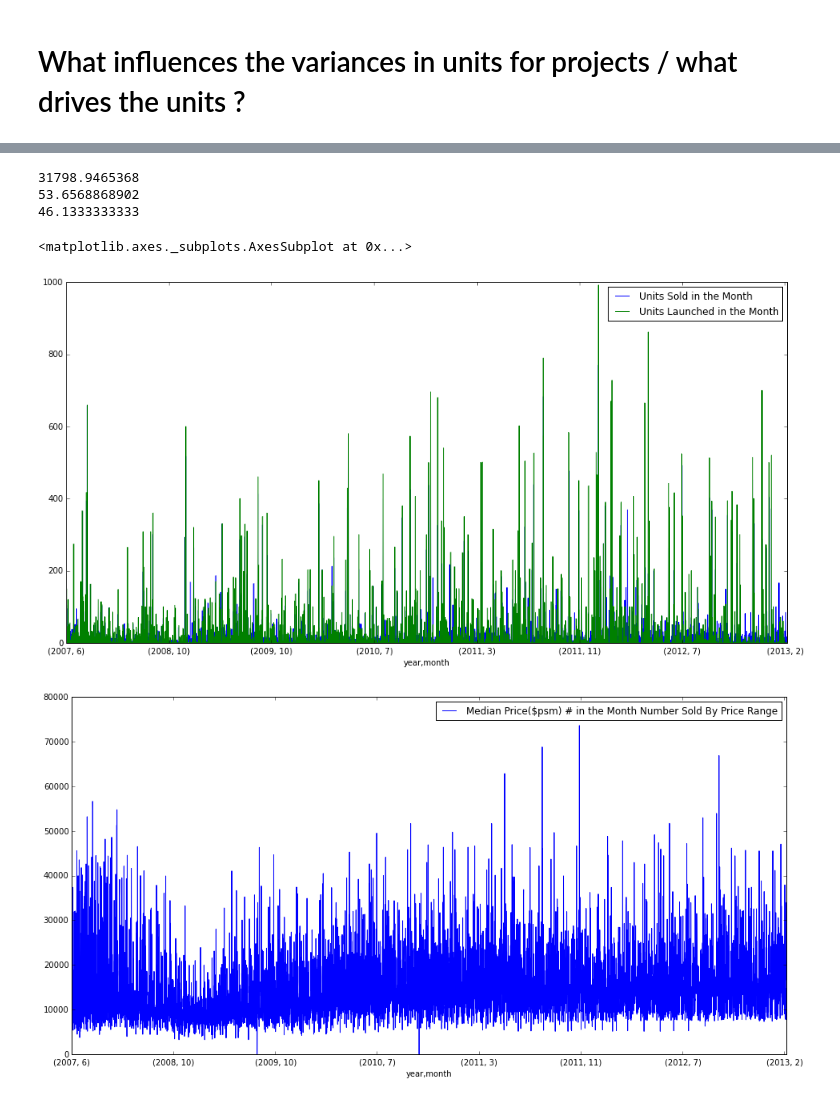
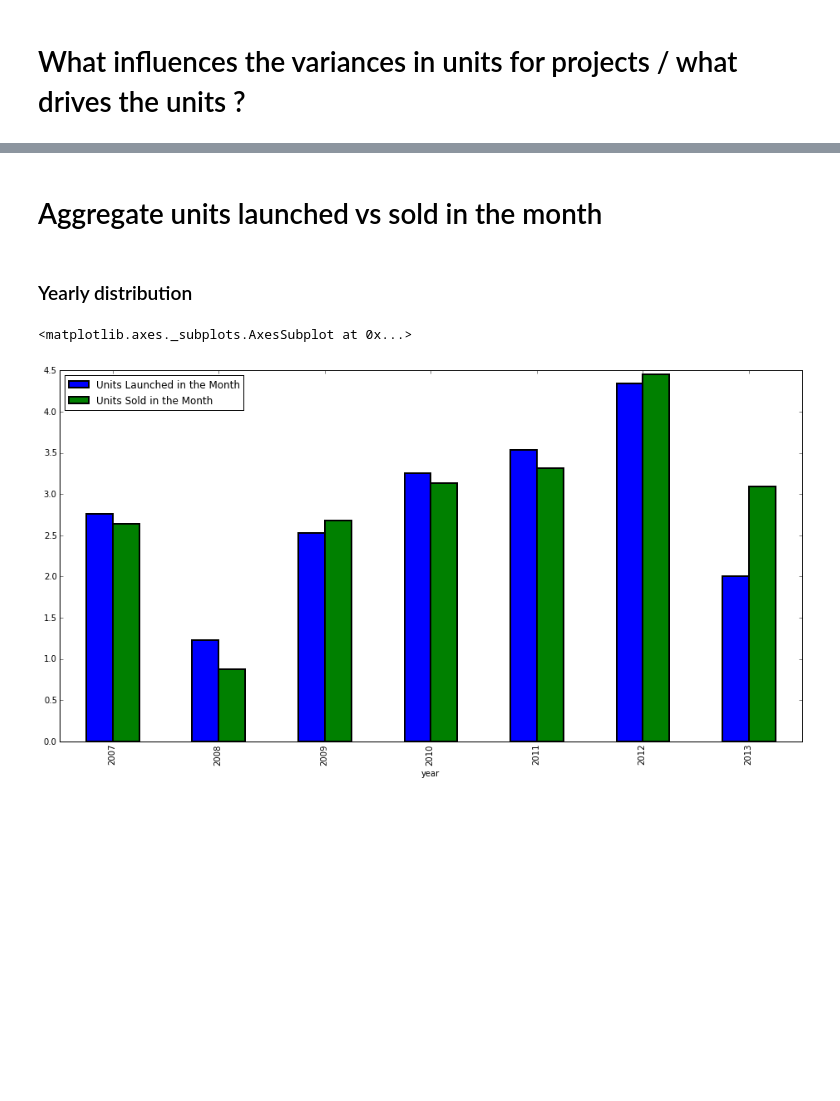
Before and after one commit to Devang-25/codeRiddles, a Jupyter notebook: gramener/property_singapore/prop_corr.ipynb, the cells around one changed output, grey strips where cells are left out. Saved outputs shown, nothing was run; the diff lists cells and outputs as text; code cells hidden in the pictures; blank space fills up the shorter version.

Commit message:
update and re organize property stats

```diff
--- a/gramener/property_singapore/prop_corr.ipynb
+++ b/gramener/property_singapore/prop_corr.ipynb
@@ -104,2 +63,13 @@ for i,j in enumerate(res): print i+1,j
+# %%
+# multi-index order
+mi = ['year','month', 'Property Type', 'Locality', 'Developer','Project Name', 'Street Name']
+# %%
+# df.set_index(mi).sortlevel([0,1,2,3,4,5,6]).sort_values('Median Price($psm) # in the Month Number Sold By Price Range', ascending=False)
+df_agg = df.set_index(mi)\
+            .groupby(level=[0,1,2,3,4,5]).mean()\
+            .replace(0, pd.np.nan)\
+            .sort_values('Highest Price ($psm) # in the Month', ascending=False)
+# df_agg#.unstack(0).shift(0).stack()#.swaplevel(0,-1).swaplevel(1,4)
+# df_agg.xs(2007, level='year', drop_level=True).swaplevel(2,3).swaplevel(3,4).swaplevel(2,3).sortlevel(2)
 # %% [markdown]
 # What influences the variances in units for projects / what drives the units  ?
@@ -153,18 +76,11 @@ test.describe()
-# %%
-print df['Total Number of Units in Project'].var()
-print data['Total Number of Units in Project'].var()
-print test['Total Number of Units in Project'].var()
-# %% [output]
-31798.9465368
-53.6568868902
-46.1333333333
-# %%
-test = df.set_index(['year','month']).dropna()
-test[['Units Sold in the Month',
-    'Units Launched in the Month']].plot(figsize=(16,8))
-test[['Median Price($psm) # in the Month Number Sold By Price Range']].plot(figsize=(16,8), kind='line')
-# 'Total Number of Units in Project'
-# %% [output]
-<matplotlib.axes._subplots.AxesSubplot at 0x...>
-[figure, removed]
-[figure, removed]
+# %% [markdown]
+# Aggregate units launched vs sold in the month
+# %% [markdown]
+### Yearly distribution
+# %%
+df_agg = df.set_index(mi)
+df_agg.sortlevel(0).groupby(level=0).mean()[df_agg.columns[4:6]].plot(figsize=(16,8),
+                            kind='bar', linewidth=2)
+# %% [output]
+<matplotlib.axes._subplots.AxesSubplot at 0x...>
+[figure, added]
```
Also changed, not shown: parts of 34 cells of this notebook, 1 other file.
